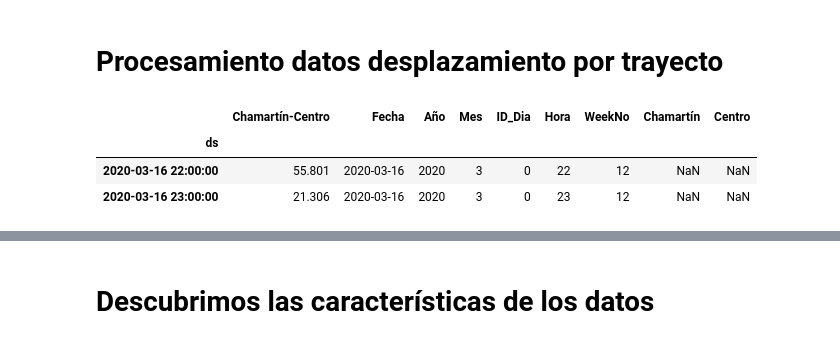
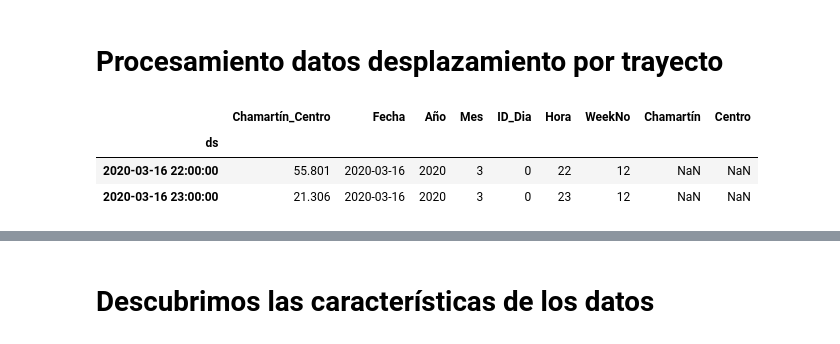
Before and after one commit to Jhonvalencia77/5to_avance, a Jupyter notebook: Patrones_AjustarModelo.ipynb, the cells around one changed output, grey strips where cells are left out. Drawn from its saved outputs; the diff is of its cells as text; code cells hidden in the pictures.

```diff
--- a/Patrones_AjustarModelo.ipynb
+++ b/Patrones_AjustarModelo.ipynb
@@ -179,7 +200,7 @@ def df_origen(origen,destino):
 
     #Cambiamos el nombre de las columnas
     lines_names = {"19024":"Fuera_Madrid","2800601":"Fuera_Madrid","2806504":"Fuera_Madrid","2807901":"Centro","2807902":"Arganzuela","2807903":"Retiro","2807904":"Salamanca","2807905":"Chamartín","2807906":"Tetuán","2807907":"Chamberí","2807908":"El_Pardo","2807909":"Moncloa-Aravaca","2807910":"Latina","2807911":"Carabanchel","2807912":"Usera","2807913":"Puente_de_Vallecas","2807914":"Moratalaz","2807915":"Ciudad_Lineal","2807916":"Hortaleza","2807917":"Villaverde","2807918":"Villa_de_Vallecas","2807919":"Vicálvaro","2807920":"San Blas-Canillejas","2812301":"Fuera_Madrid","2807921":"Barajas"}
-    df_Final.columns = [lines_names[origen]+"-"+lines_names[destino]]
+    df_Final.columns = [lines_names[origen]+"_"+lines_names[destino]]
 
     #Añadimos columnas al Dataframe
     df_Final['Fecha'] = df_Final.index.date
@@ -203,7 +224,7 @@ def df_origen(origen,destino):
     df1_Final = pd.read_csv("/home/jonathan/tesis/3er_avance/Trayectos_Periodo_Confinamiento1.csv", sep=',',index_col=0, parse_dates=True, usecols=listaDst)
 
     #Cambiamos el nombre de las columnas
-    df1_Final.columns = [lines_names[origen]+"-"+lines_names[destino]]
+    df1_Final.columns = [lines_names[origen]+"_"+lines_names[destino]]
 
     #Añadimos columnas al Dataframe
     df1_Final['Fecha'] = df1_Final.index.date
@@ -226,7 +247,7 @@ def df_origen(origen,destino):
     df2_Final = pd.read_csv("/home/jonathan/tesis/3er_avance/Trayectos_Periodo_Confinamiento2.csv", sep=',',index_col=0, parse_dates=True, usecols=listaDst)
 
     #Cambiamos el nombre de las columnas
-    df2_Final.columns = [lines_names[origen]+"-"+lines_names[destino]]
+    df2_Final.columns = [lines_names[origen]+"_"+lines_names[destino]]
 
     #Añadimos columnas al Dataframe
     df2_Final['Fecha'] = df2_Final.index.date
@@ -250,7 +271,7 @@ def df_origen(origen,destino):
     df3_Final = pd.read_csv("/home/jonathan/tesis/3er_avance/Trayectos_Periodo_Confinamiento3.csv", sep=',',index_col=0, parse_dates=True, usecols=listaDst)
 
     #Cambiamos el nombre de las columnas
-    df3_Final.columns = [lines_names[origen]+"-"+lines_names[destino]]
+    df3_Final.columns = [lines_names[origen]+"_"+lines_names[destino]]
 
     #Añadimos columnas al Dataframe
     df3_Final['Fecha'] = df3_Final.index.date
@@ -274,7 +295,7 @@ def df_origen(origen,destino):
     df4_Final = pd.read_csv("/home/jonathan/tesis/3er_avance/Trayectos_Periodo_Confinamiento4.csv", sep=',',index_col=0, parse_dates=True, usecols=listaDst)
 
     #Cambiamos el nombre de las columnas
-    df4_Final.columns = [lines_names[origen]+"-"+lines_names[destino]]
+    df4_Final.columns = [lines_names[origen]+"_"+lines_names[destino]]
 
     #Añadimos columnas al Dataframe
     df4_Final['Fecha'] = df4_Final.index.date
@@ -298,7 +319,7 @@ def df_origen(origen,destino):
     df5_Final = pd.read_csv("/home/jonathan/tesis/3er_avance/Trayectos_Periodo_Confinamiento5.csv", sep=',',index_col=0, parse_dates=True, usecols=listaDst)
 
     #Cambiamos el nombre de las columnas
-    df5_Final.columns = [lines_names[origen]+"-"+lines_names[destino]]
+    df5_Final.columns = [lines_names[origen]+"_"+lines_names[destino]]
 
     #Añadimos columnas al Dataframe
     df5_Final['Fecha'] = df5_Final.index.date
@@ -314,35 +335,35 @@ def df_origen(origen,destino):
     #Filtramos el destino
     columns_names_df = df6.columns
     names_1 = list(columns_names_df)
     listaDst=["ds"]
     for trayectos in names_1:
         x=trayectos.split("-",1)[1]
         if x==destino:
             listaDst.append(trayectos)
     df6_Final = pd.read_csv("/home/jonathan/tesis/3er_avance/Trayectos_Periodo_Confinamiento6.csv", sep=',',index_col=0, parse_dates=True, usecols=listaDst)
 
     #Cambiamos el nombre de las columnas
-    df6_Final.columns = [lines_names[origen]+"-"+lines_names[destino]]
+    df6_Final.columns = [lines_names[origen]+"_"+lines_names[destino]]
 
     #Añadimos columnas al Dataframe
     df6_Final['Fecha'] = df6_Final.index.date
     df6_Final['Año'] = df6_Final.index.year
     df6_Final['Mes'] = df6_Final.index.month
     df6_Final['ID_Dia'] = df6_Final.index.dayofweek
     df6_Final['Hora'] = df6_Final.index.hour
     df6_Final['WeekNo'] = df6_Final.index.isocalendar().week
     df6_Final[lines_names[origen]] = table2_Final["Madrid"+"-"+lines_names[origen]].loc['2021-02-01':'2021-05-09']
     df6_Final[lines_names[destino]] = table2_Final["Madrid"+"-"+lines_names[destino]].loc['2021-02-01':'2021-05-09']
 
 
     return df_Final, df1_Final, df2_Final, df3_Final, df4_Final, df5_Final, df6_Final, listaDst
 
 origen = "2807905"
 destino = "2807901"
 df_Final, df1_Final, df2_Final, df3_Final, df4_Final, df5_Final, df6_Final, listaDst = df_origen(origen,destino)
 df_Final.tail(2)
 # %% [output]
-|  | Chamartín-Centro | Fecha | Año | Mes | ID_Dia | Hora | WeekNo | Chamartín | Centro |
+|  | Chamartín_Centro | Fecha | Año | Mes | ID_Dia | Hora | WeekNo | Chamartín | Centro |
 | ds |  |  |  |  |  |  |  |  |  |
 | 2020-03-16 22:00:00 | 55.801 | 2020-03-16 | 2020 | 3 | 0 | 22 | 12 | NaN | NaN |
 | 2020-03-16 23:00:00 | 21.306 | 2020-03-16 | 2020 | 3 | 0 | 23 | 12 | NaN | NaN |
```
Also changed, not shown: parts of 58 cells of this notebook.
